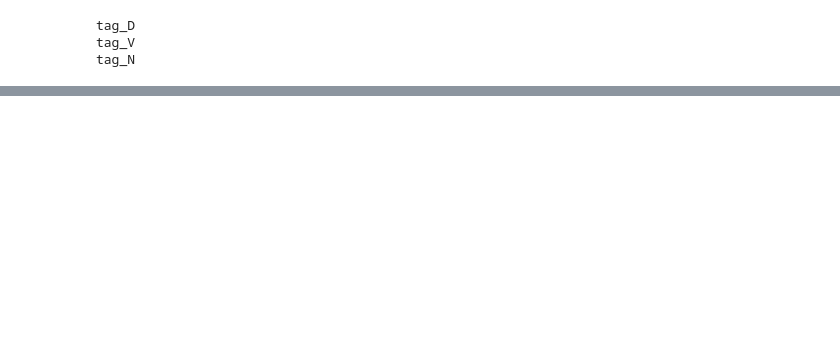
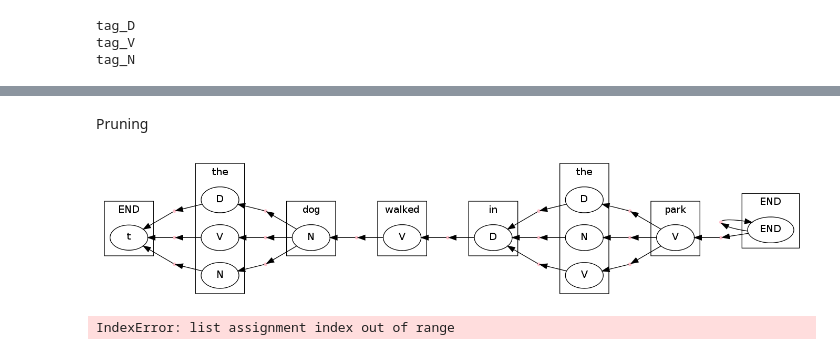
Before and after one commit to srush/PyDecode, a Jupyter notebook: notebooks/hmm.ipynb, the cells around one changed output, grey strips where cells are left out. Drawn from its saved outputs; the diff is of its cells as text; code cells hidden in the pictures; blank space fills up the shorter version.

```diff
--- a/notebooks/hmm.ipynb
+++ b/notebooks/hmm.ipynb
@@ -182,0 +182,12 @@ display.to_ipython(hypergraph, format)
+# %% [markdown]
+Pruning
+# %%
+pruned_hypergraph, pruned_weights = ph.prune_hypergraph(hypergraph, weights, 0.8)
+# %%
+display.to_ipython(pruned_hypergraph, HMMFormat(pruned_hypergraph, []))
+# %% [output]
+[figure, added]
+# %%
+very_pruned_hypergraph, _ = ph.prune_hypergraph(hypergraph, weights, 0.9)
+# %% [output]
+IndexError: list assignment index out of range
```
Also changed, not shown: parts of 5 cells of this notebook, 6 other files.
